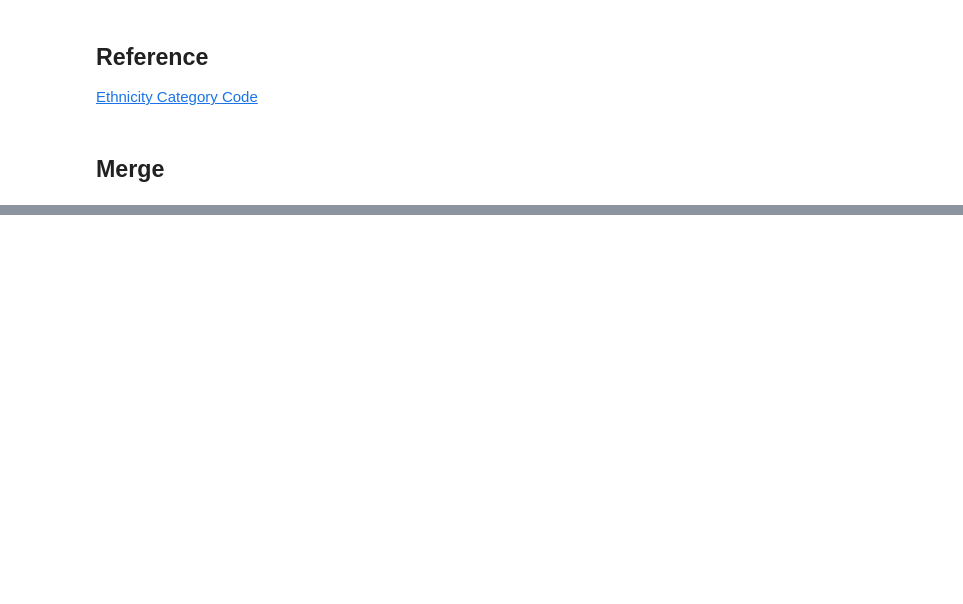
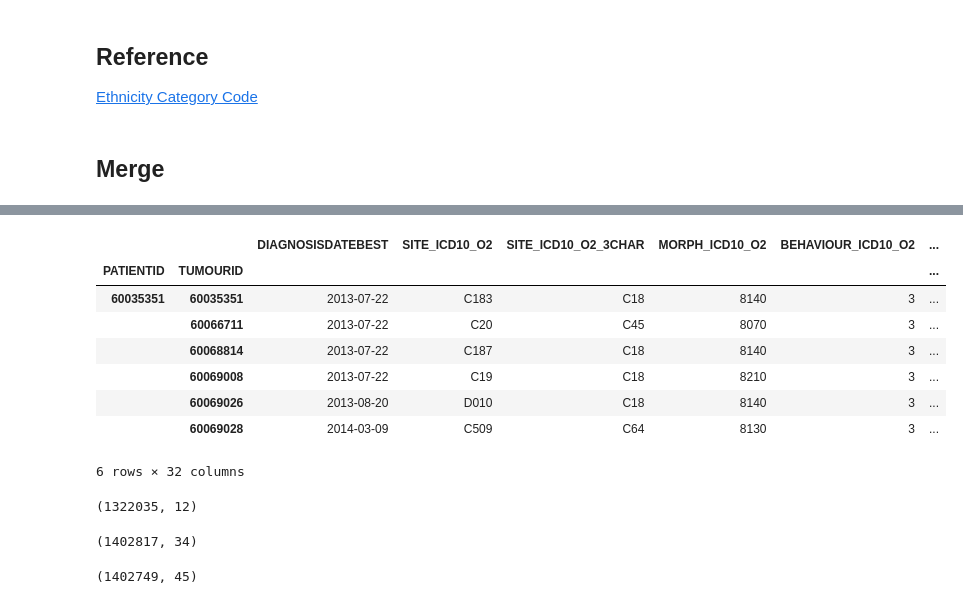
Before and after one commit to c-chen-ed5557/englishhealthdata, a Jupyter notebook: sim_av_patient.ipynb, the cells around one changed output, grey strips where cells are left out. Saved outputs shown, nothing was run; the diff lists cells and outputs as text; code cells hidden in the pictures; blank space fills up the shorter version.

```diff
--- a/sim_av_patient.ipynb
+++ b/sim_av_patient.ipynb
@@ -424,3 +426,5 @@ death_causes_table = pd.DataFrame(death_causes_times, index=multiindex, columns=
 # plt.show()
 # %% [markdown]
 ## Merge
+# %%
+tumour_reindex = tumour.set_index(['PATIENTID', 'TUMOURID'])
@@ -426,0 +455,12 @@ death_causes_table = pd.DataFrame(death_causes_times, index=multiindex, columns=
+# %%
+tumour_reindex.iloc[tumour_reindex.index.get_level_values('PATIENTID') == 60035351]
+# %% [output]
+|  |  | DIAGNOSISDATEBEST | SITE_ICD10_O2 | SITE_ICD10_O2_3CHAR | MORPH_ICD10_O2 | BEHAVIOUR_ICD10_O2 | ... |
+| PATIENTID | TUMOURID |  |  |  |  |  | ... |
+| 60035351 | 60035351 | 2013-07-22 | C183 | C18 | 8140 | 3 | ... |
+|  | 60066711 | 2013-07-22 | C20 | C45 | 8070 | 3 | ... |
+|  | 60068814 | 2013-07-22 | C187 | C18 | 8140 | 3 | ... |
+|  | 60069008 | 2013-07-22 | C19 | C18 | 8210 | 3 | ... |
+|  | 60069026 | 2013-08-20 | D010 | C18 | 8140 | 3 | ... |
+|  | 60069028 | 2014-03-09 | C509 | C64 | 8130 | 3 | ... |
+6 rows × 32 columns
@@ -426,0 +471,12 @@ death_causes_table = pd.DataFrame(death_causes_times, index=multiindex, columns=
+# %%
+patient.shape
+# %% [output]
+(1322035, 12)
+# %%
+tumour.shape
+# %% [output]
+(1402817, 34)
+# %%
+merged_av_data.shape
+# %% [output]
+(1402749, 45)
```
Also changed, not shown: parts of 17 cells of this notebook, 1 other file.
